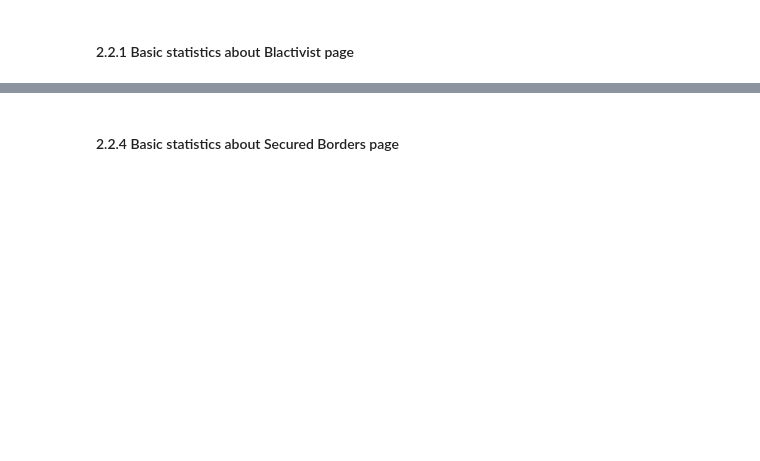
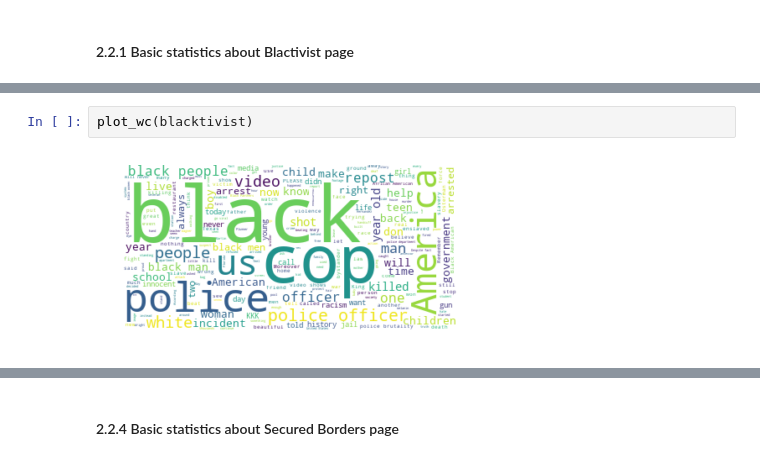
Before and after one commit to reiven-c-t/CSCI4710, a Jupyter notebook: Project/Draft/DraftExploratoryDataAnalysis.ipynb, the cells around one changed output, grey strips where cells are left out. Drawn from its saved outputs; the diff is of its cells as text; blank space fills up the shorter version.

```diff
--- a/Project/Draft/DraftExploratoryDataAnalysis.ipynb
+++ b/Project/Draft/DraftExploratoryDataAnalysis.ipynb
@@ -134,0 +334,4 @@ Also, post_link seems unique identifier of each post.
+# %%
+plot_wc(blacktivist)
+# %% [output]
+[figure, added]
```
Also changed, not shown: parts of 56 cells of this notebook, 7 other files.
